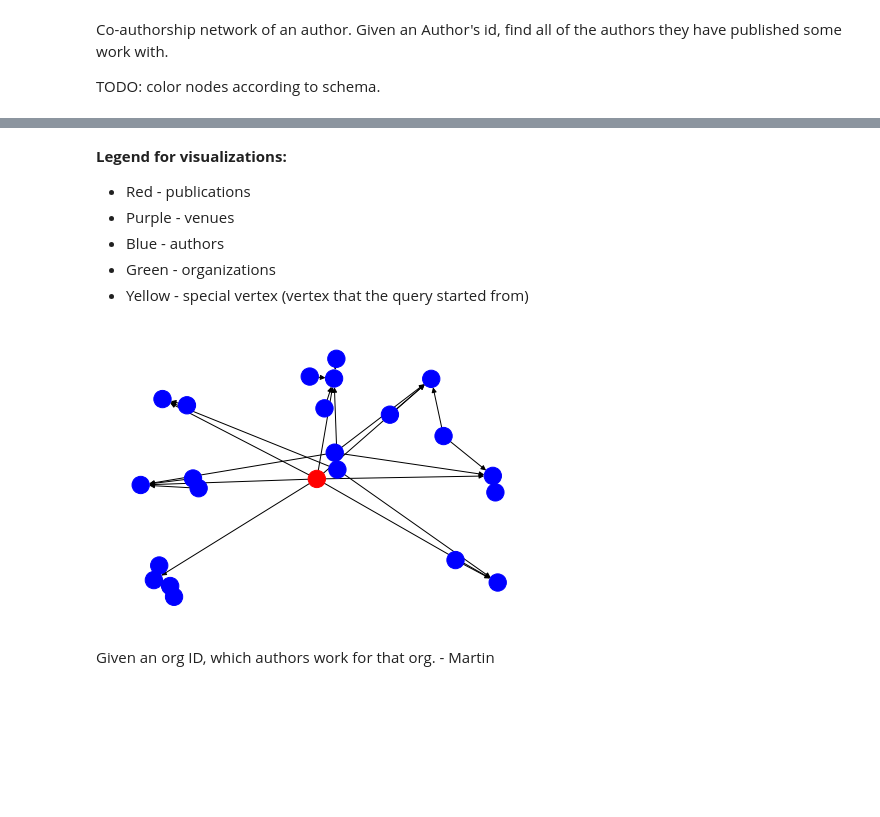
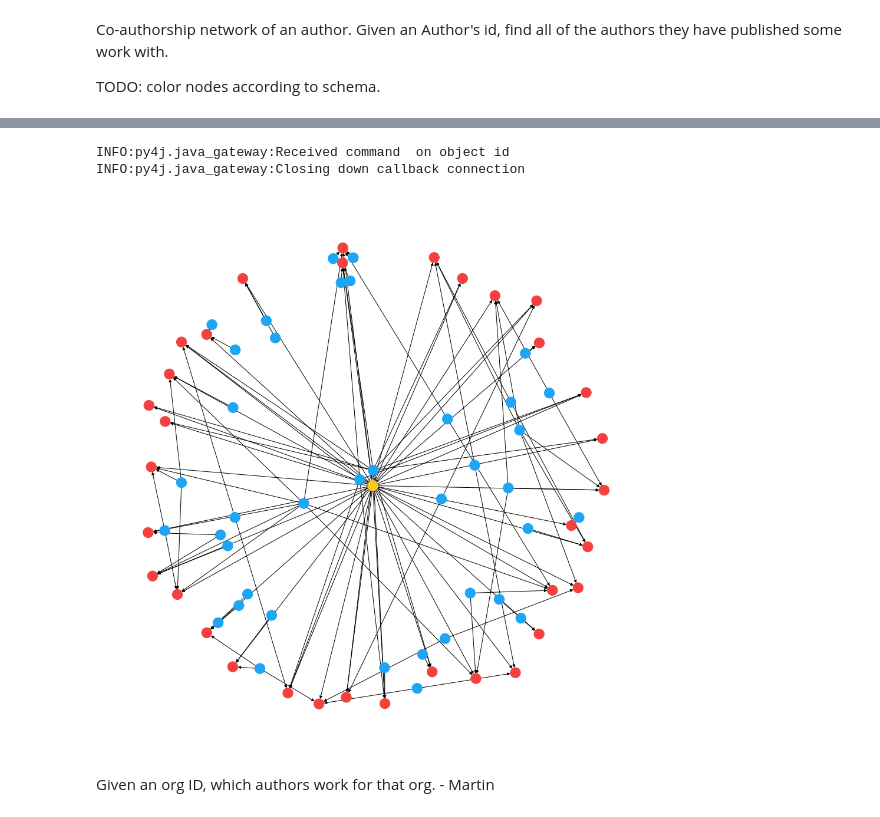
Before and after one commit to Martin-Msb/bdm-project-2, a Jupyter notebook: Knowledge Graph.ipynb, the cells around one changed output, grey strips where cells are left out. Drawn from its saved outputs; the diff is of its cells as text; code cells hidden in the pictures; blank space fills up the shorter version.

Commit message:
Read from correct Delta tables; fancy drawings

```diff
--- a/Knowledge Graph.ipynb
+++ b/Knowledge Graph.ipynb
@@ -48,8 +31,8 @@ ModuleNotFoundError: No module named 'graphframes'
 # %%
-dblp_df = spark.read.load('dbfs:/user/dblpv13/dblp_table')
-author_df = spark.read.load('dbfs:/user/dblpv13/author_table')
-org_df = spark.read.load('dbfs:/user/dblpv13/org_table')
-venue_df = spark.read.load('dbfs:/user/dblpv13/venue_table')
+dblp_df = spark.read.load('dbfs:/user/dblpv13/dblp_full')
+author_df = spark.read.load('dbfs:/user/dblpv13/authors_full')
+org_df = spark.read.load('dbfs:/user/dblpv13/orgs_full')
+venue_df = spark.read.load('dbfs:/user/dblpv13/venues_full')
 
 logger.info(f'Read table row counts:\n\tDBLP fact table: {dblp_df.count()}\n\tAuthor table: {author_df.count()}\n\tVenue table: {venue_df.count()}\n\tOrganization table: {org_df.count()}')
 # %% [output]
@@ -230,10 +179,10 @@ Co-authorship network of an author. Given an Author's id, find all of the author
 
 TODO: color nodes according to schema.
 # %%
-net = (_graph
-       .filterEdges('Type = "isAuthorOf"')
-       .find('(a)-[e1]->(b); (c)-[e2]->(b)')
-       .filter('a.id == "542a67e9dabfae646d55d787" and c.id != a.id')) # Put the author ID here
+result = (_graph
+          .filterEdges('Type = "isAuthorOf"')
+          .find('(a)-[e1]->(b); (c)-[e2]->(b)')
+          .filter('a.id == "542a67e9dabfae646d55d787" and c.id != a.id')) # Put the author ID here
 # %%
 display(net)
 # %% [output]
@@ -257,29 +207,0 @@ display(net)
-# %%
-# Based on https://stackoverflow.com/a/57784880
-
-def plot_graph(df, edge_colnames, emphasize_nodes = None):
-    """ Inputs:
-            df - DataFrame of the graph you want to plot
-            edge_colnames - iterable of df column names that hold the edges of the graph
-            emphasize_nodes - iterable of node ids we want to color red
-    """
-    df_pandas = df.toPandas()
-    g = nx.DiGraph()
-
-    # Iterate over the columns and rows.
-    # From each row, add an edge with the src and dst.
-    for colname in edge_colnames:
-        for row in df_pandas[colname]:
-            g.add_edge(row['src'], row['dst'])
-
-    if emphasize_nodes:
-        color_map = ['red' if node in emphasize_nodes else 'blue' for node in g]
-
-    nx.draw(g, node_color=color_map)
-# %% [markdown]
-**Legend for visualizations:**
-* Red - publications
-* Purple - venues
-* Blue - authors
-* Green - organizations
-* Yellow - special vertex (vertex that the query started from)
@@ -286,7 +261,9 @@ def plot_graph(df, edge_colnames, emphasize_nodes = None):
 # %%
-plot_graph(net, ('e1', 'e2'), ('542a67e9dabfae646d55d787'))
+plot_graph(result, ('e1', 'e2'), '542a67e9dabfae646d55d787')
 # %% [output]
+INFO:py4j.java_gateway:Received command  on object id
+INFO:py4j.java_gateway:Closing down callback connection
-[figure, old version]
+[figure, new version]
 # %% [markdown]
 Given an org ID, which authors work for that org. - Martin
 # %% [markdown]
```
Also changed, not shown: parts of 11 cells of this notebook.
